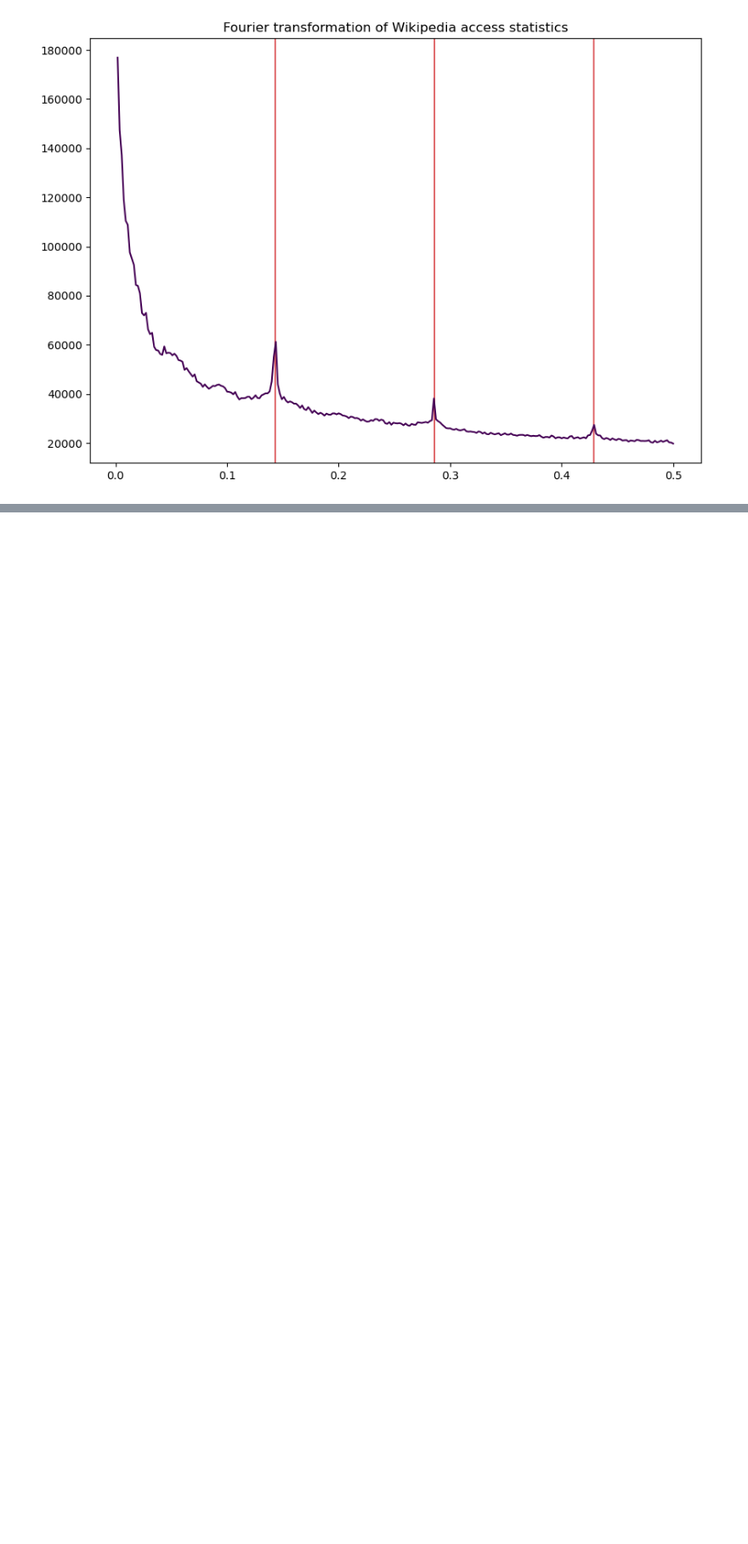
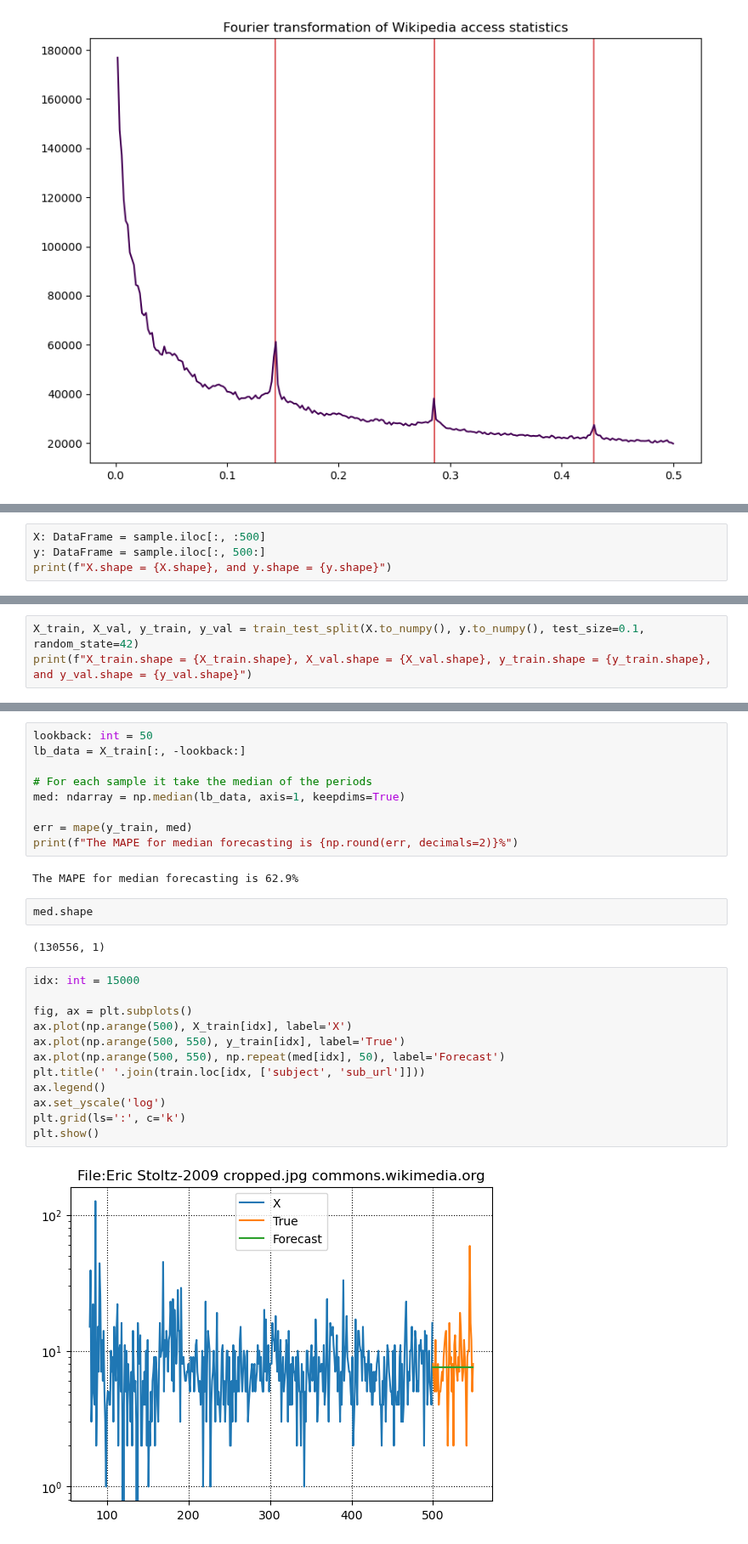
Before and after one commit to kbantoec/deep_learning, a Jupyter notebook: tsa/understanding_time_series.ipynb, the cells around one changed output, grey strips where cells are left out. Shown at 85% size. Cells and saved outputs as stored; diff of their text form; blank space fills up the shorter version.

```diff
--- a/tsa/understanding_time_series.ipynb
+++ b/tsa/understanding_time_series.ipynb
@@ -273,0 +326,4 @@ As you can see in the chart we produced, there are spikes at roughly 1/7 (0.14),
+# %%
+X: DataFrame = sample.iloc[:, :500]
+y: DataFrame = sample.iloc[:, 500:]
+print(f"X.shape = {X.shape}, and y.shape = {y.shape}")
@@ -273,0 +332,3 @@ As you can see in the chart we produced, there are spikes at roughly 1/7 (0.14),
+# %%
+X_train, X_val, y_train, y_val = train_test_split(X.to_numpy(), y.to_numpy(), test_size=0.1, random_state=42)
+print(f"X_train.shape = {X_train.shape}, X_val.shape = {X_val.shape}, y_train.shape = {y_train.shape}, and y_val.shape = {y_val.shape}")
@@ -273,0 +342,29 @@ As you can see in the chart we produced, there are spikes at roughly 1/7 (0.14),
+# %%
+lookback: int = 50
+lb_data = X_train[:, -lookback:]
+
+# For each sample it take the median of the periods
+med: ndarray = np.median(lb_data, axis=1, keepdims=True)
+
+err = mape(y_train, med)
+print(f"The MAPE for median forecasting is {np.round(err, decimals=2)}%")
+# %% [output]
+The MAPE for median forecasting is 62.9%
+# %%
+med.shape
+# %% [output]
+(130556, 1)
+# %%
+idx: int = 15000
+
+fig, ax = plt.subplots()
+ax.plot(np.arange(500), X_train[idx], label='X')
+ax.plot(np.arange(500, 550), y_train[idx], label='True')
+ax.plot(np.arange(500, 550), np.repeat(med[idx], 50), label='Forecast')
+plt.title(' '.join(train.loc[idx, ['subject', 'sub_url']]))
+ax.legend()
+ax.set_yscale('log')
+plt.grid(ls=':', c='k')
+plt.show()
+# %% [output]
+[figure, added]
```
Also changed, not shown: parts of 13 cells of this notebook.
